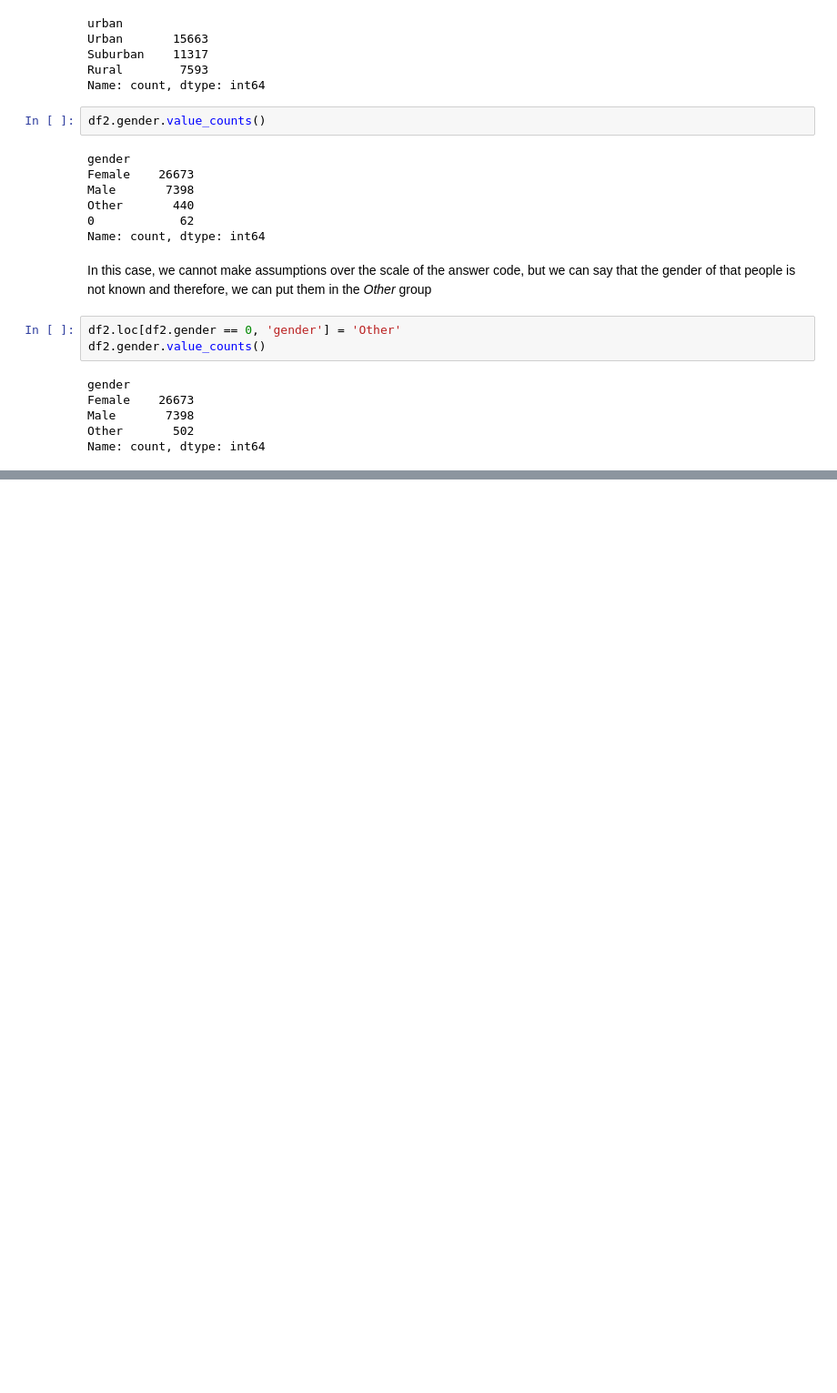
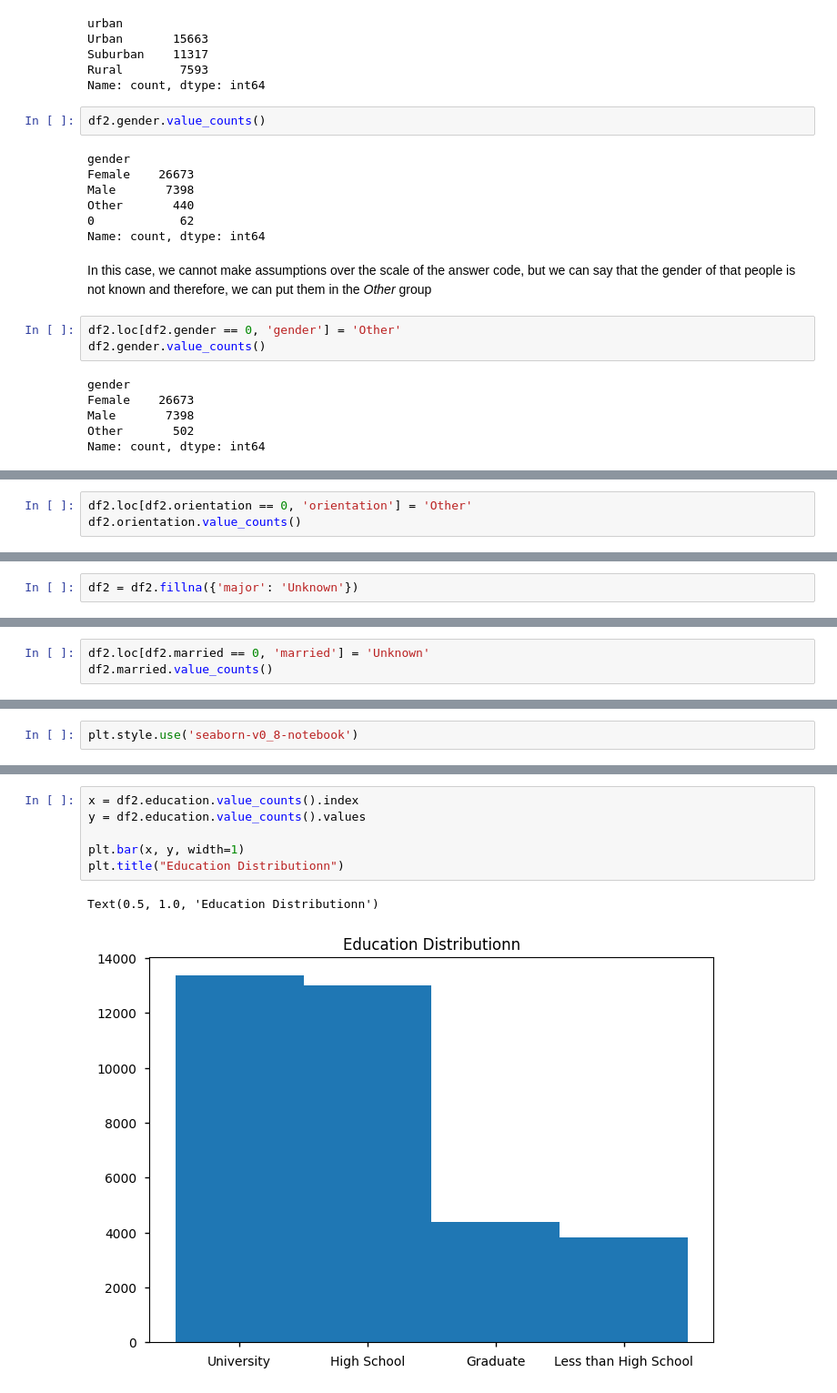
Before and after one commit to JRI11930/DASS-Responses-Analysis, a Jupyter notebook: notebooks/depression.ipynb, the cells around one changed output, grey strips where cells are left out. Shown at 91% size. Drawn from its saved outputs; the diff is of its cells as text; blank space fills up the shorter version.

```diff
--- a/notebooks/depression.ipynb
+++ b/notebooks/depression.ipynb
@@ -422,0 +449,3 @@ Name: count, dtype: int64
+# %%
+df2.loc[df2.orientation == 0, 'orientation'] = 'Other'
+df2.orientation.value_counts()
@@ -422,0 +460,2 @@ Name: count, dtype: int64
+# %%
+df2 = df2.fillna({'major': 'Unknown'})
@@ -422,0 +471,3 @@ Name: count, dtype: int64
+# %%
+df2.loc[df2.married == 0, 'married'] = 'Unknown'
+df2.married.value_counts()
@@ -422,0 +486,2 @@ Name: count, dtype: int64
+# %%
+plt.style.use('seaborn-v0_8-notebook')
@@ -422,0 +506,9 @@ Name: count, dtype: int64
+# %%
+x = df2.education.value_counts().index
+y = df2.education.value_counts().values
+
+plt.bar(x, y, width=1)
+plt.title("Education Distributionn")
+# %% [output]
+Text(0.5, 1.0, 'Education Distributionn')
+[figure, added]
```
Also changed, not shown: parts of 17 cells of this notebook.
